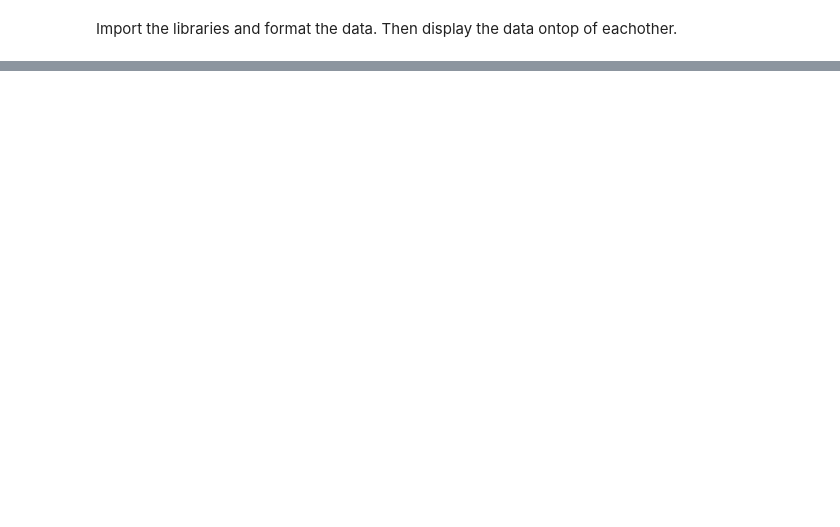
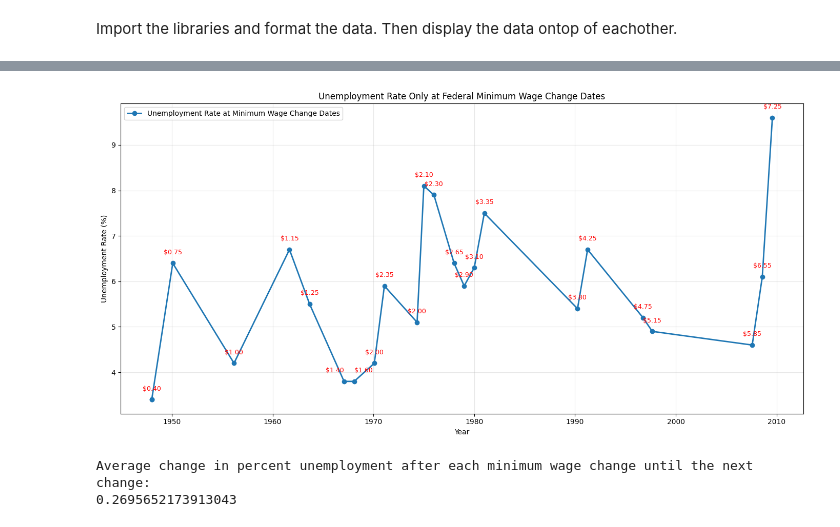
Before and after one commit to crawfordd11/minimumWageSupplyVsDemand, a Jupyter notebook: Data/dataTreatment.ipynb, the cells around one changed output, grey strips where cells are left out. Saved outputs shown, nothing was run; the diff lists cells and outputs as text; code cells hidden in the pictures; blank space fills up the shorter version.

```diff
--- a/Data/dataTreatment.ipynb
+++ b/Data/dataTreatment.ipynb
@@ -177,0 +179,71 @@ NameError: name 'mdates' is not defined
+# %%
+# Keep only real wage changes
+mw_changes = min_wage[min_wage["wageChange"] != 0].copy()
+
+# Merge each min wage change date with nearest unemployment observation
+merged = pd.merge_asof(
+    mw_changes.sort_values("Effective Date"),
+    unemp.sort_values("observation_date"),
+    left_on="Effective Date",
+    right_on="observation_date",
+    direction="nearest"
+)
+
+# Plot setup
+plt.figure(figsize=(14, 7))
+
+# Plot unemployment only at those points
+plt.plot(
+    merged["observation_date"],
+    merged["UNRATE"],
+    marker="o",
+    linewidth=2,
+    label="Unemployment Rate at Minimum Wage Change Dates"
+)
+
+# Annotate each point with the new minimum wage
+for idx, row in merged.iterrows():
+    alingment = "center"
+    if row["federalWage"] == .30: continue
+    if row["federalWage"] == 1.40: alingment = "right"
+    if row["federalWage"] == 1.60: alingment = "left"
+    plt.text(
+        row["observation_date"],
+        row["UNRATE"] + 0.2,
+        f"${row['federalWage']:.2f}",
+        ha=alingment,
+        fontsize=9,
+        color="red"
+    )
+
+plt.title("Unemployment Rate Only at Federal Minimum Wage Change Dates")
+plt.xlabel("Year")
+plt.ylabel("Federal Unemployment Rate (%)")
+plt.grid(alpha=0.3)
+plt.legend()
+plt.tight_layout()
+plt.show()
+# %% [output]
+[figure, added]
+# %%
+# merged already contains the unemployment value for each min wage change date
+# Make sure merged is sorted chronologically
+# merged = merged.sort_values("observation_date").reset_index(drop=True)
+
+# Compute next unemployment value after each change
+merged["next_UNRATE"] = merged["UNRATE"].shift(-1)
+
+# Compute the change in unemployment following the wage change
+merged["delta_UNRATE"] = merged["next_UNRATE"] - merged["UNRATE"]
+
+# Drop the last row (no next point)
+merged_clean = merged.dropna(subset=["delta_UNRATE"])
+
+# Compute the average change
+average_change = merged_clean["delta_UNRATE"].mean()
+
+print("Average change in percent unemployment after each minimum wage change until the next change:")
+print(average_change)
+# %% [output]
+Average change in percent unemployment after each minimum wage change until the next change:
+0.2695652173913043
```
Also changed, not shown: parts of 5 cells of this notebook, 1 other file.
